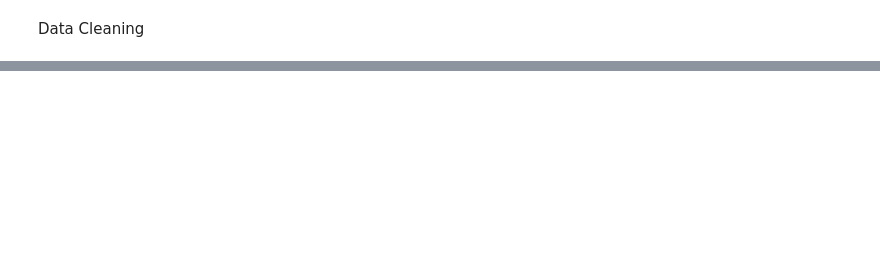
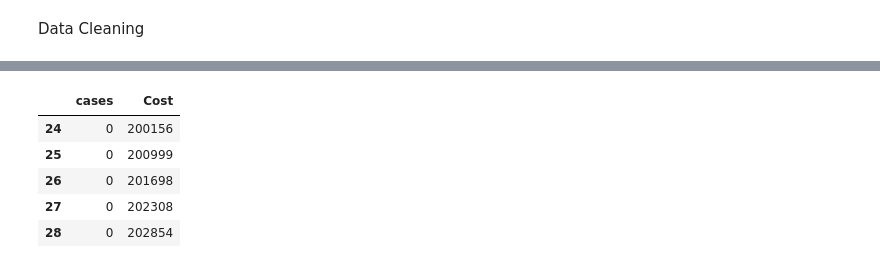
Before and after one commit to Jrheldmann/covidAnalysisHousing, a Jupyter notebook: Triangle_role/linear_regression_final_project.ipynb, the cells around one changed output, grey strips where cells are left out. Cells and saved outputs as stored; diff of their text form; code cells hidden in the pictures; blank space fills up the shorter version.

```diff
--- a/Triangle_role/linear_regression_final_project.ipynb
+++ b/Triangle_role/linear_regression_final_project.ipynb
@@ -36,3 +63,10 @@ data_df.dtypes
 # %%
 cases_cost_df = data_df[["cases","Cost"]]
-cases_cost_df
+cases_cost_df.head()
+# %% [output]
+|  | cases | Cost |
+| 24 | 0 | 200156 |
+| 25 | 0 | 200999 |
+| 26 | 0 | 201698 |
+| 27 | 0 | 202308 |
+| 28 | 0 | 202854 |
```
Also changed, not shown: parts of 31 cells of this notebook, 3 other files.
